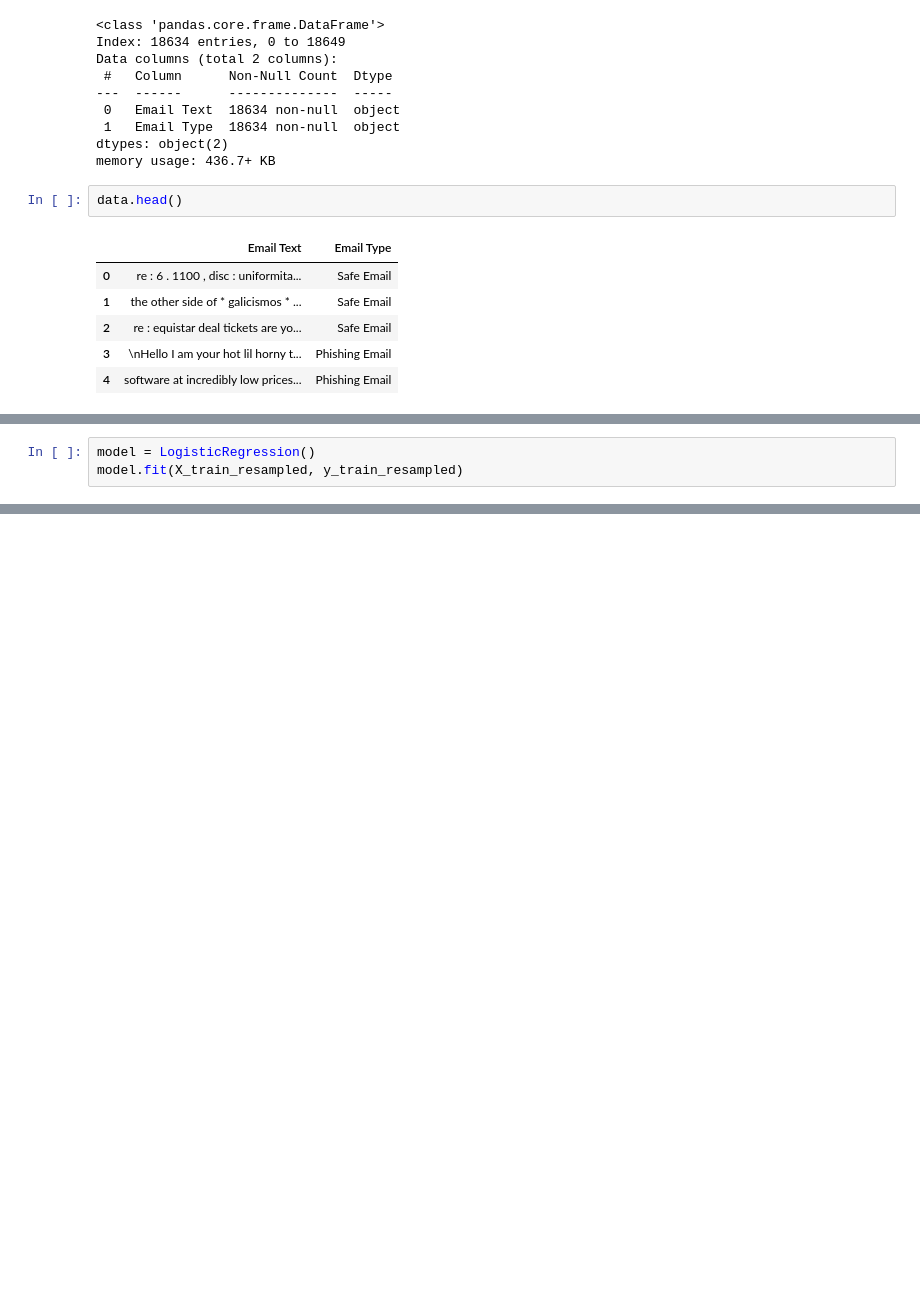
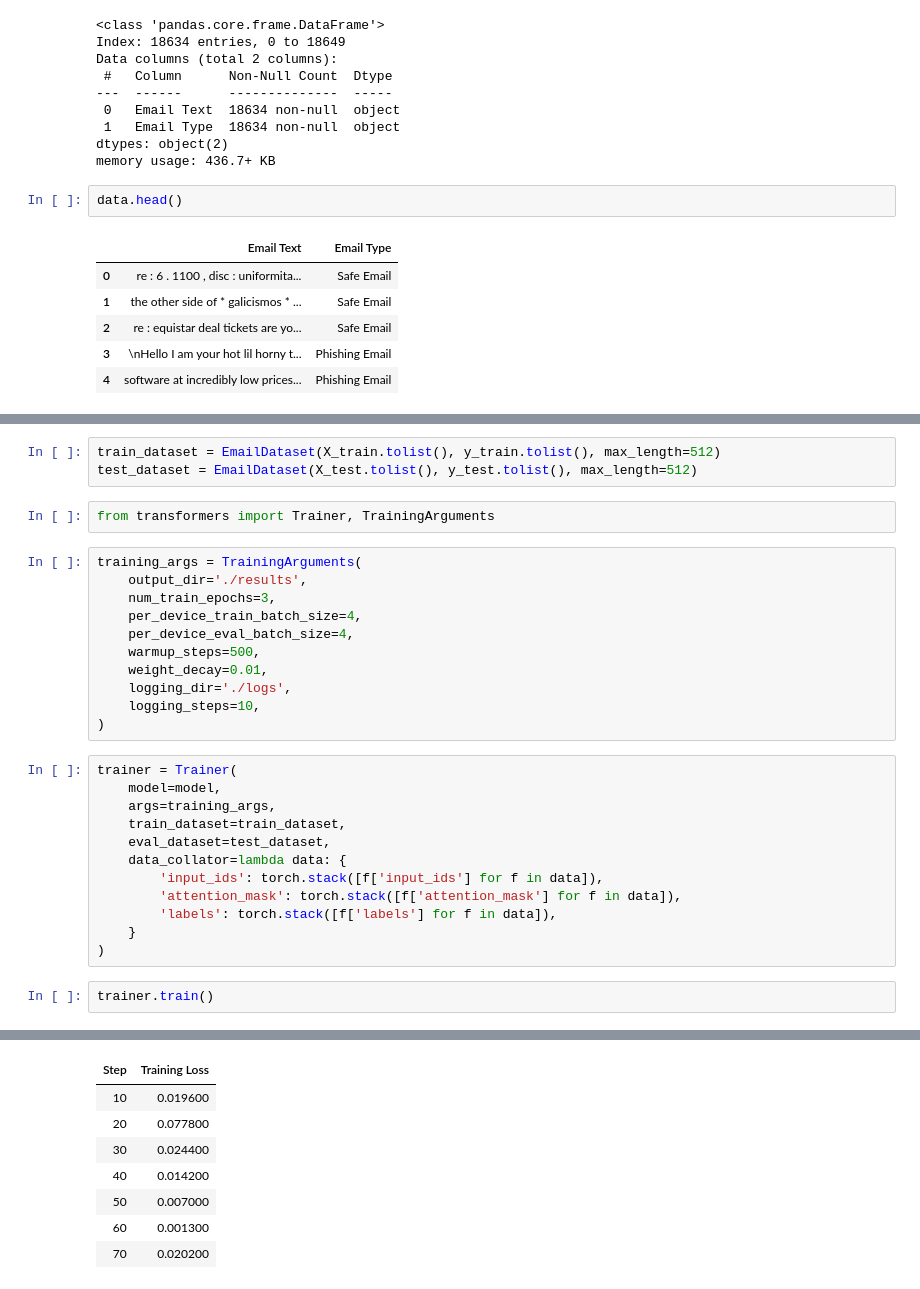
Before and after one commit to SJhawar1010/LLM, a Jupyter notebook: Satyam_554_Project_LLM.ipynb, the cells around one changed output, grey strips where cells are left out. Cells and saved outputs as stored; diff of their text form; blank space fills up the shorter version.

```diff
--- a/Satyam_554_Project_LLM.ipynb
+++ b/Satyam_554_Project_LLM.ipynb
@@ -93,3 +109,0 @@ X_train_resampled, y_train_resampled = smote.fit_resample(X_train, y_train)
-# %%
-model = LogisticRegression()
-model.fit(X_train_resampled, y_train_resampled)
@@ -114,0 +135,31 @@ Phishing Email       0.90      0.97      0.94      2240
+# %%
+train_dataset = EmailDataset(X_train.tolist(), y_train.tolist(), max_length=512)
+test_dataset = EmailDataset(X_test.tolist(), y_test.tolist(), max_length=512)
+# %%
+from transformers import Trainer, TrainingArguments
+# %%
+training_args = TrainingArguments(
+    output_dir='./results',
+    num_train_epochs=3,
+    per_device_train_batch_size=4,
+    per_device_eval_batch_size=4,
+    warmup_steps=500,
+    weight_decay=0.01,
+    logging_dir='./logs',
+    logging_steps=10,
+)
+# %%
+trainer = Trainer(
+    model=model,
+    args=training_args,
+    train_dataset=train_dataset,
+    eval_dataset=test_dataset,
+    data_collator=lambda data: {
+        'input_ids': torch.stack([f['input_ids'] for f in data]),
+        'attention_mask': torch.stack([f['attention_mask'] for f in data]),
+        'labels': torch.stack([f['labels'] for f in data]),
+    }
+)
+# %%
+trainer.train()
+# %% [output]
@@ -114,0 +167,8 @@ Phishing Email       0.90      0.97      0.94      2240
+| Step | Training Loss |
+| 10 | 0.019600 |
+| 20 | 0.077800 |
+| 30 | 0.024400 |
+| 40 | 0.014200 |
+| 50 | 0.007000 |
+| 60 | 0.001300 |
+| 70 | 0.020200 |
```
Also changed, not shown: parts of 21 cells of this notebook.
